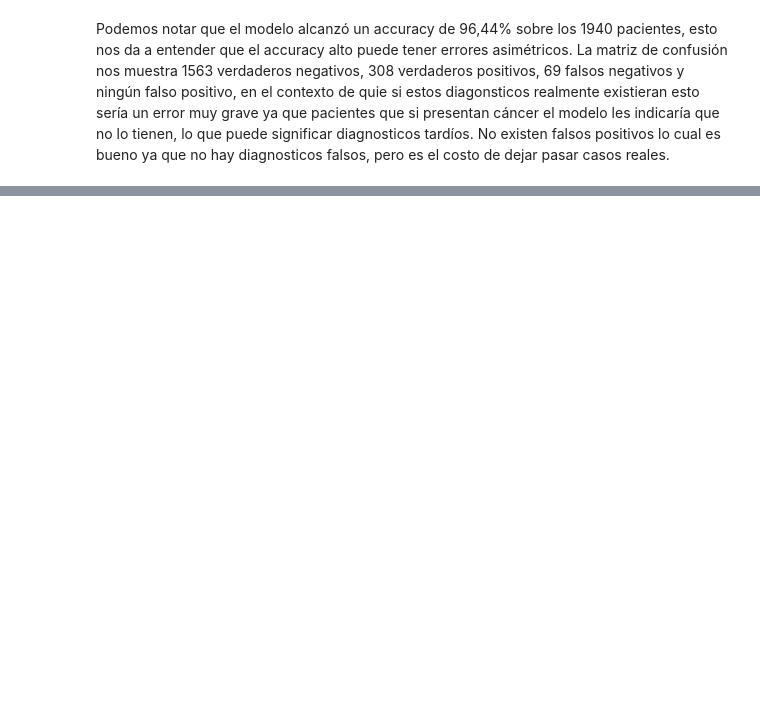
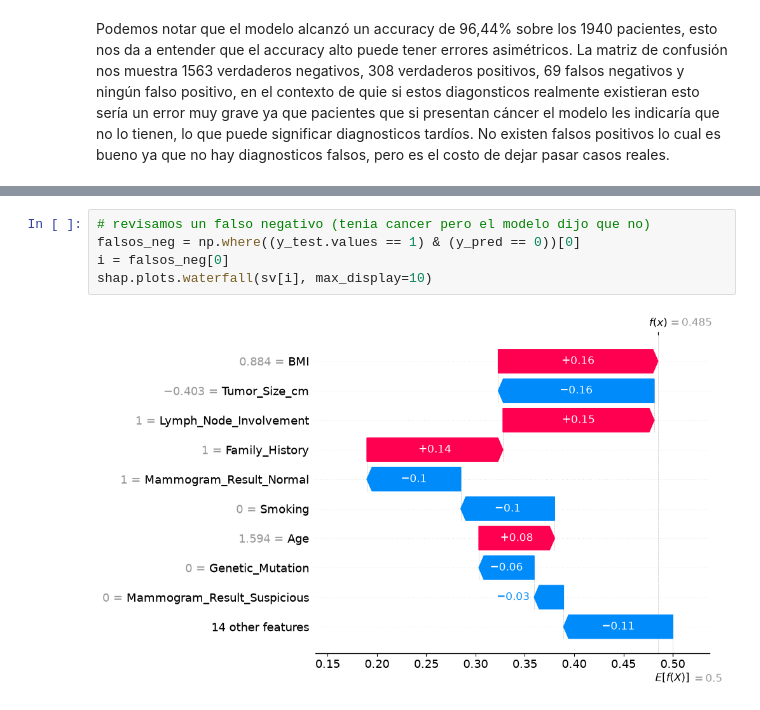
Before and after one commit to nacho200515/Taller_1_etica_para_ciencia_de_datos, a Jupyter notebook: Taller3/Taller_sumativo_3.ipynb, the cells around one changed output, grey strips where cells are left out. Drawn from its saved outputs; the diff is of its cells as text; blank space fills up the shorter version.

```diff
--- a/Taller3/Taller_sumativo_3.ipynb
+++ b/Taller3/Taller_sumativo_3.ipynb
@@ -264,0 +293,7 @@ La matriz de confusión nos muestra 1563 verdaderos negativos, 308 verdaderos po
+# %%
+# revisamos un falso negativo (tenia cancer pero el modelo dijo que no)
+falsos_neg = np.where((y_test.values == 1) & (y_pred == 0))[0]
+i = falsos_neg[0]
+shap.plots.waterfall(sv[i], max_display=10)
+# %% [output]
+[figure, added]
```
Also changed, not shown: parts of 11 cells of this notebook.
